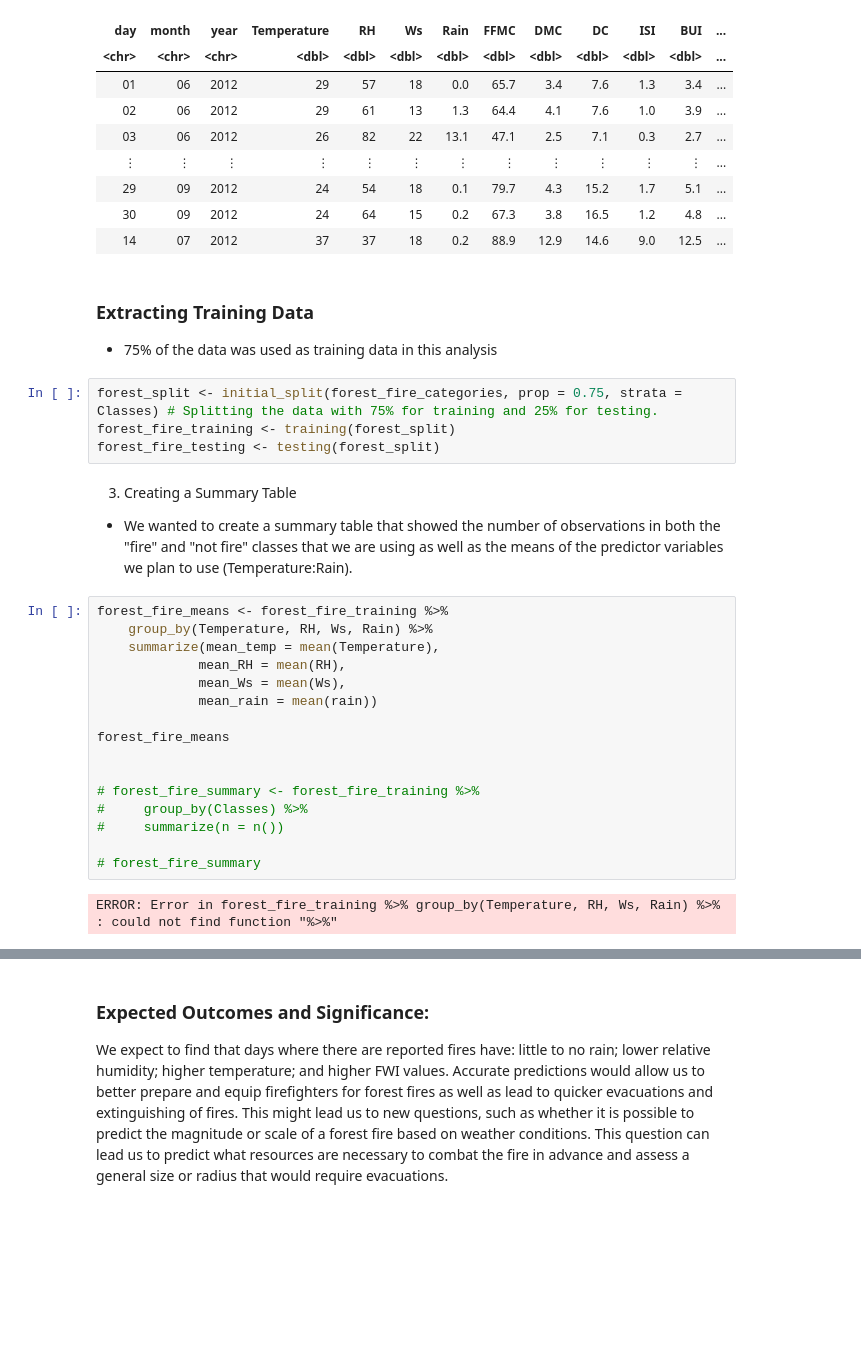
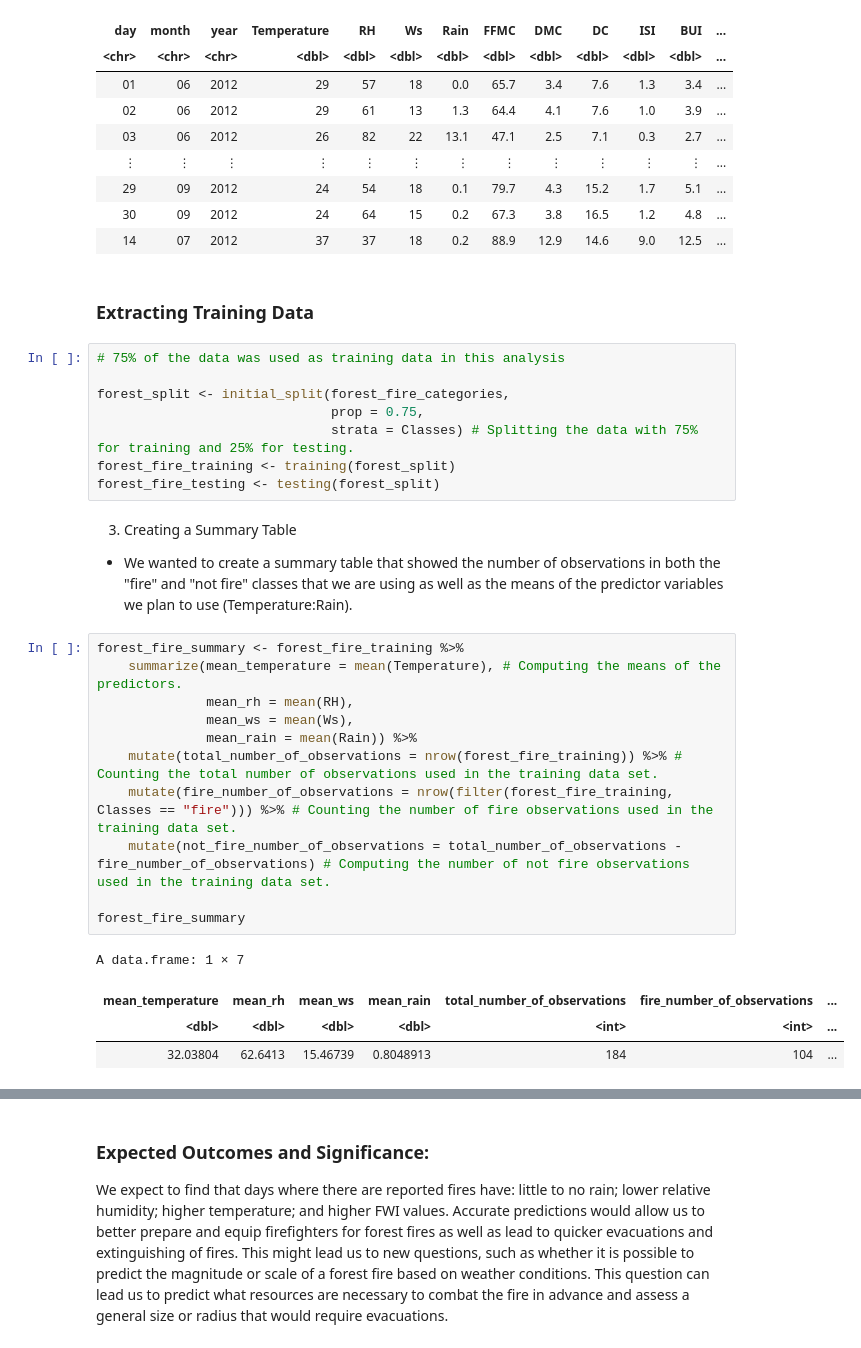
Before and after one commit to Soneif/dsci100-project, a Jupyter notebook: dsci100-project.ipynb, the cells around one changed output, grey strips where cells are left out. Cells and saved outputs as stored; diff of their text form; blank space fills up the shorter version.

```diff
--- a/dsci100-project.ipynb
+++ b/dsci100-project.ipynb
@@ -87,32 +108,33 @@ A data.frame: 244 × 15
 | 29 | 09 | 2012 | 24 | 54 | 18 | 0.1 | 79.7 | 4.3 | 15.2 | 1.7 | 5.1 | ... |
 | 30 | 09 | 2012 | 24 | 64 | 15 | 0.2 | 67.3 | 3.8 | 16.5 | 1.2 | 4.8 | ... |
 | 14 | 07 | 2012 | 37 | 37 | 18 | 0.2 | 88.9 | 12.9 | 14.6 | 9.0 | 12.5 | ... |
-# %% [markdown]
-### Extracting Training Data
-* 75% of the data was used as training data in this analysis
+# %% [markdown]
+### Extracting Training Data
 # %%
-forest_split <- initial_split(forest_fire_categories, prop = 0.75, strata = Classes) # Splitting the data with 75% for training and 25% for testing.
+# 75% of the data was used as training data in this analysis
+
+forest_split <- initial_split(forest_fire_categories,
+                              prop = 0.75,
+                              strata = Classes) # Splitting the data with 75% for training and 25% for testing.
 forest_fire_training <- training(forest_split)
 forest_fire_testing <- testing(forest_split)
 # %% [markdown]
 3) Creating a Summary Table
 
 * We wanted to create a summary table that showed the number of observations in both the "fire" and "not fire" classes that we are using as well as the means of the predictor variables we plan to use (Temperature:Rain).
-# %%
-forest_fire_means <- forest_fire_training %>%
-    group_by(Temperature, RH, Ws, Rain) %>%
-    summarize(mean_temp = mean(Temperature),
-             mean_RH = mean(RH),
-             mean_Ws = mean(Ws),
-             mean_rain = mean(rain))
-
-forest_fire_means
-
-
-# forest_fire_summary <- forest_fire_training %>%
-#     group_by(Classes) %>%
-#     summarize(n = n())
-
-# forest_fire_summary
-# %% [output]
-ERROR: Error in forest_fire_training %>% group_by(Temperature, RH, Ws, Rain) %>% : could not find function "%>%"
+# %%
+forest_fire_summary <- forest_fire_training %>%
+    summarize(mean_temperature = mean(Temperature), # Computing the means of the predictors.
+              mean_rh = mean(RH),
+              mean_ws = mean(Ws),
+              mean_rain = mean(Rain)) %>%
+    mutate(total_number_of_observations = nrow(forest_fire_training)) %>% # Counting the total number of observations used in the training data set.
+    mutate(fire_number_of_observations = nrow(filter(forest_fire_training, Classes == "fire"))) %>% # Counting the number of fire observations used in the training data set.
+    mutate(not_fire_number_of_observations = total_number_of_observations - fire_number_of_observations) # Computing the number of not fire observations used in the training data set.
+
+forest_fire_summary
+# %% [output]
+A data.frame: 1 × 7
+| mean_temperature | mean_rh | mean_ws | mean_rain | total_number_of_observations | fire_number_of_observations | ... |
+| <dbl> | <dbl> | <dbl> | <dbl> | <int> | <int> | ... |
+| 32.03804 | 62.6413 | 15.46739 | 0.8048913 | 184 | 104 | ... |
```
Also changed, not shown: parts of 6 cells of this notebook.
